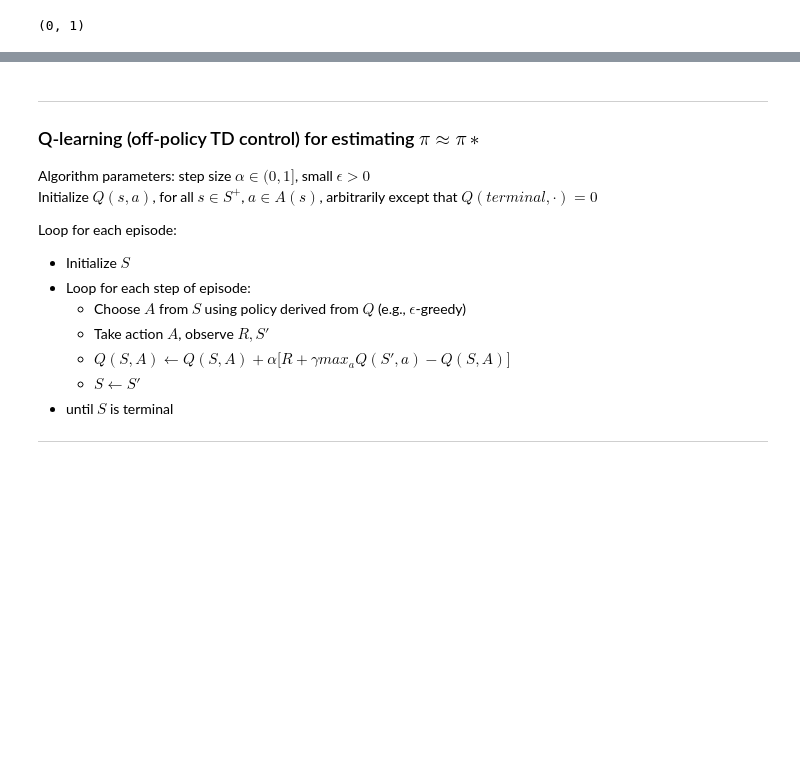
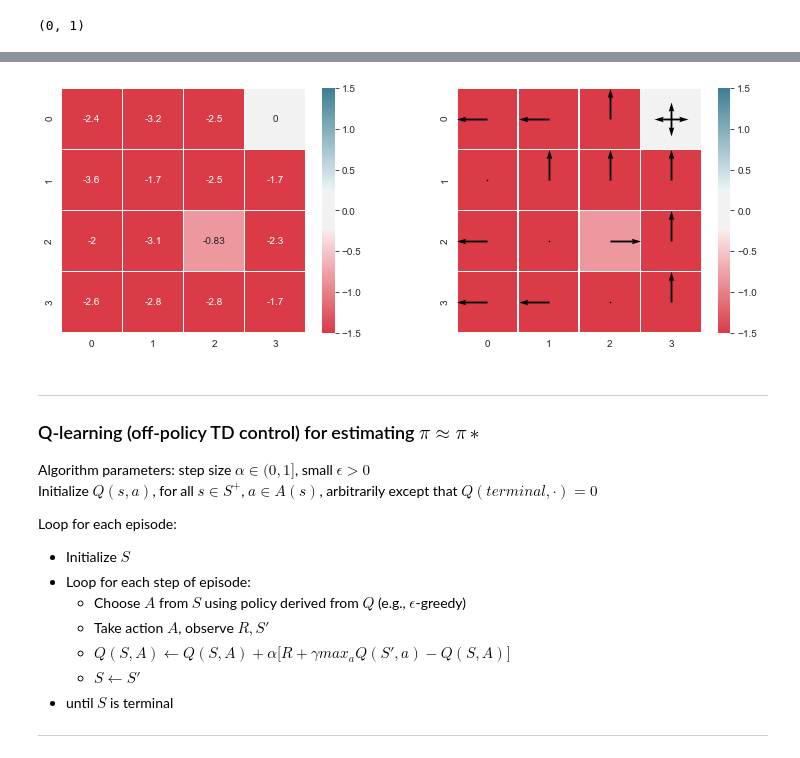
Before and after one commit to An-Dang/Programming-Intelligent-Applications, a Jupyter notebook: reinforcement-learning/PIA_RL_QLearning.ipynb, the cells around one changed output, grey strips where cells are left out. Cells and saved outputs as stored; diff of their text form; code cells hidden in the pictures; blank space fills up the shorter version.

```diff
--- a/reinforcement-learning/PIA_RL_QLearning.ipynb
+++ b/reinforcement-learning/PIA_RL_QLearning.ipynb
@@ -567,3 +559,7 @@ plt.show()
+# %%
+plot_things(Q, game.get_action_set())
+# %% [output]
+[figure, added]
 # %% [markdown]
 ---
 ### Q-learning (off-policy TD control) for estimating $\pi \approx \pi∗$
```
Also changed, not shown: parts of 9 cells of this notebook.
